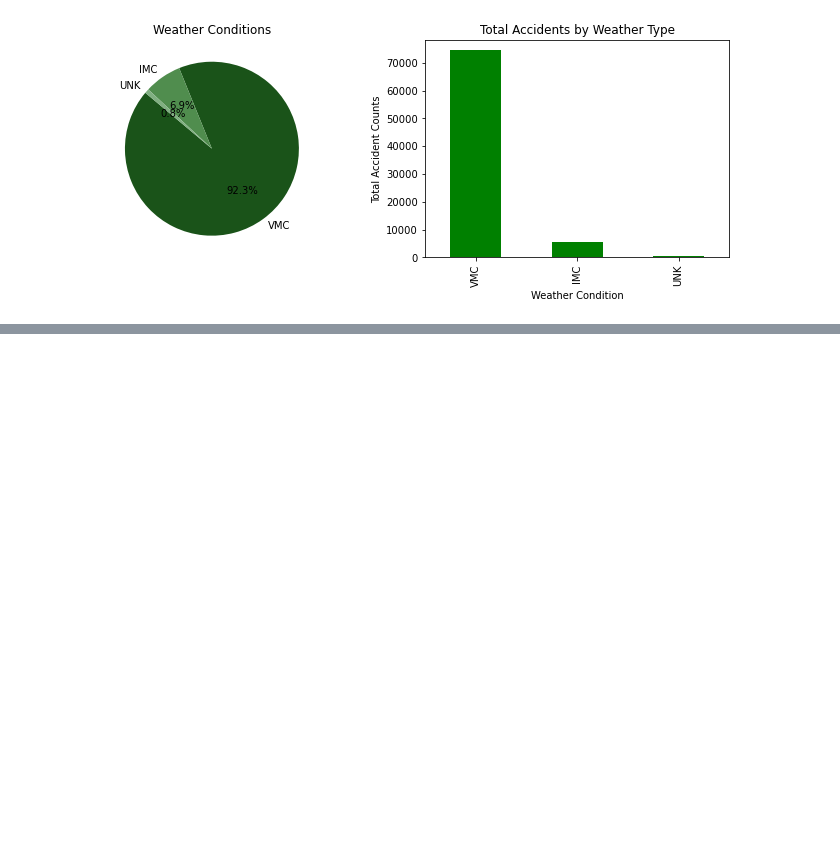
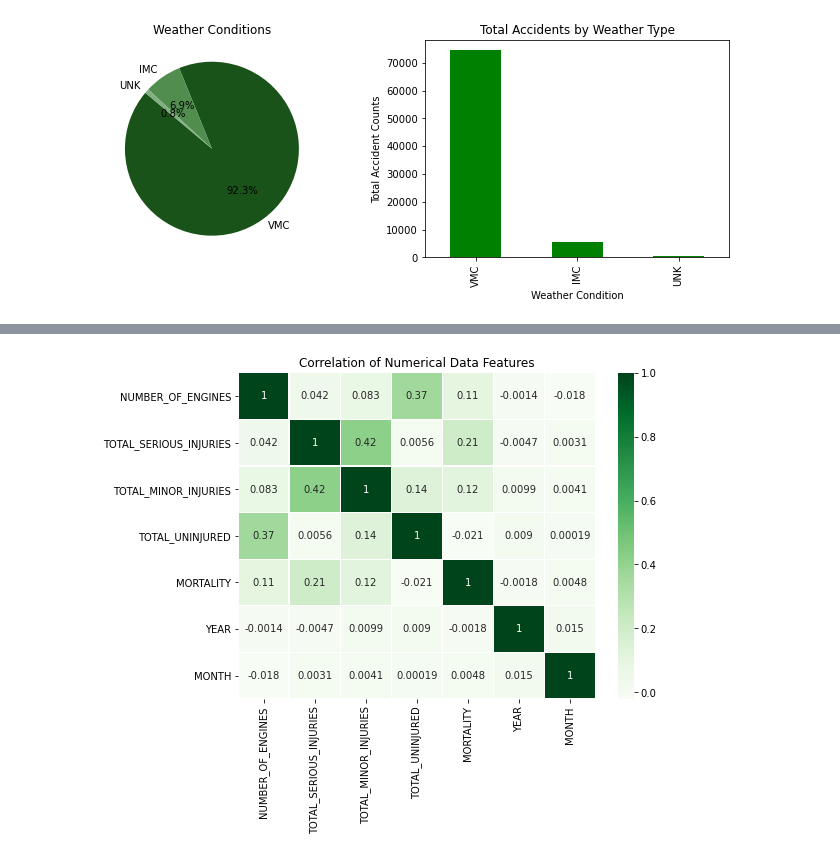
Before and after one commit to Ketty-Odero/Phase_1_DS_Project, a Jupyter notebook: Aviation.ipynb, the cells around one changed output, grey strips where cells are left out. Drawn from its saved outputs; the diff is of its cells as text; code cells hidden in the pictures; blank space fills up the shorter version.

```diff
--- a/Aviation.ipynb
+++ b/Aviation.ipynb
@@ -655,4 +706,7 @@ plt.show()
 # %% [output]
 [figure]
 # %%
-# Exploring weather there is any colleration between the numerical columns
+# Exploring wether there is any colleration between the numerical columns
+# For this we will have to drop missing values as it affects analysis in correlation
+df1_USA = df_USA.dropna()
+df1_USA.isna().sum()
@@ -658,0 +731,14 @@ plt.show()
+# %%
+# selecting numerical columns
+numerical_data = df1_USA.select_dtypes(include=['float64','int64'])
+
+#lets calculate correlation matrix
+corr_matrix = numerical_data.corr()
+
+#we plot a heatmap to check correlation
+plt.figure(figsize=(8, 6))
+sns.heatmap(corr_matrix, annot=True, cmap='Greens', linewidths=0.2)
+plt.title('Correlation of Numerical Data Features')
+plt.show()
+# %% [output]
+[figure, added]
```
Also changed, not shown: parts of 20 cells of this notebook, 7 other files.
